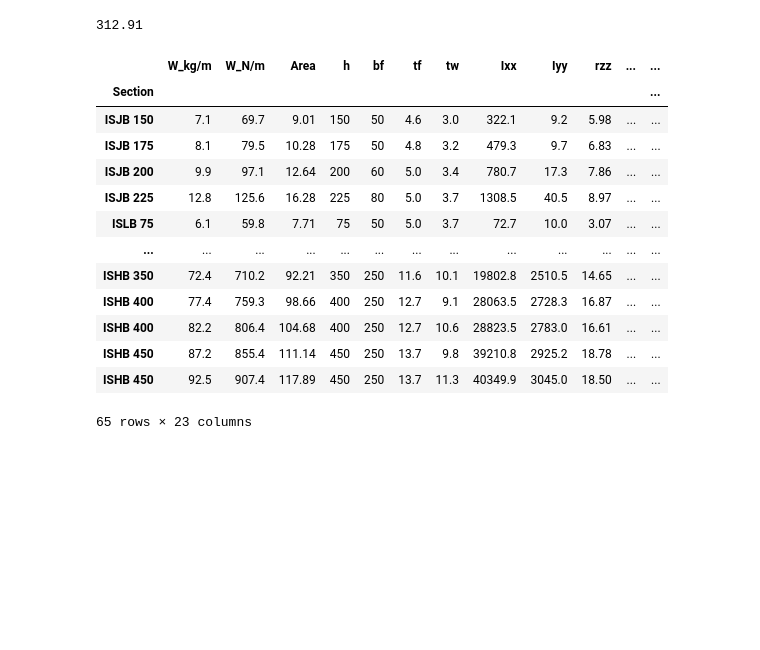
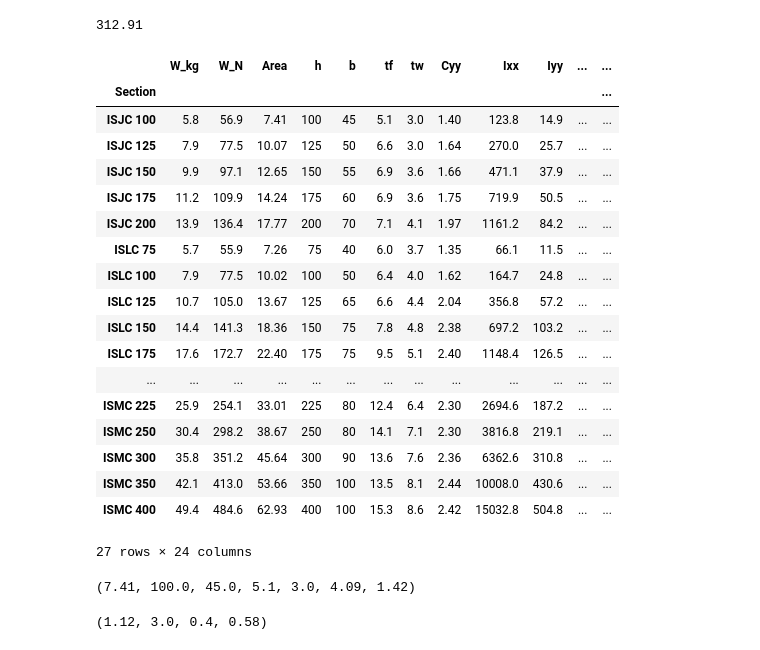
Before and after one commit to anneapen/steel_design, a Jupyter notebook: steel_design_calcs.ipynb, the cells around one changed output. Saved outputs shown, nothing was run; the diff lists cells and outputs as text; code cells hidden in the pictures; blank space fills up the shorter version.

Commit message:
Added rolled_steel_channel() to sections.py

```diff
--- a/steel_design_calcs.ipynb
+++ b/steel_design_calcs.ipynb
@@ -446,23 +446,28 @@ design_tensile_strength(250,1500,410,1060,1800,390,1300,500)
 # %%
 import pandas as pd
 
-df=pd.read_csv('rolled_steel_beams.csv')
+df=pd.read_csv('rolled_steel_channels.csv')
 df=df.set_index('Section')
-rolled_steel_beam=df.copy()
+rolled_steel_channels=df.copy()
 # %%
-rolled_steel_beam
+rolled_steel_channels
 # %% [output]
-|  | W_kg/m | W_N/m | Area | h | bf | tf | tw | Ixx | Iyy | rzz | ... | ... |
+|  | W_kg | W_N | Area | h | b | tf | tw | Cyy | Ixx | Iyy | ... | ... |
 | Section |  |  |  |  |  |  |  |  |  |  |  | ... |
-| ISJB 150 | 7.1 | 69.7 | 9.01 | 150 | 50 | 4.6 | 3.0 | 322.1 | 9.2 | 5.98 | ... | ... |
-| ISJB 175 | 8.1 | 79.5 | 10.28 | 175 | 50 | 4.8 | 3.2 | 479.3 | 9.7 | 6.83 | ... | ... |
-| ISJB 200 | 9.9 | 97.1 | 12.64 | 200 | 60 | 5.0 | 3.4 | 780.7 | 17.3 | 7.86 | ... | ... |
-| ISJB 225 | 12.8 | 125.6 | 16.28 | 225 | 80 | 5.0 | 3.7 | 1308.5 | 40.5 | 8.97 | ... | ... |
-| ISLB 75 | 6.1 | 59.8 | 7.71 | 75 | 50 | 5.0 | 3.7 | 72.7 | 10.0 | 3.07 | ... | ... |
+| ISJC 100 | 5.8 | 56.9 | 7.41 | 100 | 45 | 5.1 | 3.0 | 1.40 | 123.8 | 14.9 | ... | ... |
+| ISJC 125 | 7.9 | 77.5 | 10.07 | 125 | 50 | 6.6 | 3.0 | 1.64 | 270.0 | 25.7 | ... | ... |
+| ISJC 150 | 9.9 | 97.1 | 12.65 | 150 | 55 | 6.9 | 3.6 | 1.66 | 471.1 | 37.9 | ... | ... |
+| ISJC 175 | 11.2 | 109.9 | 14.24 | 175 | 60 | 6.9 | 3.6 | 1.75 | 719.9 | 50.5 | ... | ... |
+| ISJC 200 | 13.9 | 136.4 | 17.77 | 200 | 70 | 7.1 | 4.1 | 1.97 | 1161.2 | 84.2 | ... | ... |
+| ISLC 75 | 5.7 | 55.9 | 7.26 | 75 | 40 | 6.0 | 3.7 | 1.35 | 66.1 | 11.5 | ... | ... |
+| ISLC 100 | 7.9 | 77.5 | 10.02 | 100 | 50 | 6.4 | 4.0 | 1.62 | 164.7 | 24.8 | ... | ... |
+| ISLC 125 | 10.7 | 105.0 | 13.67 | 125 | 65 | 6.6 | 4.4 | 2.04 | 356.8 | 57.2 | ... | ... |
+| ISLC 150 | 14.4 | 141.3 | 18.36 | 150 | 75 | 7.8 | 4.8 | 2.38 | 697.2 | 103.2 | ... | ... |
+| ISLC 175 | 17.6 | 172.7 | 22.40 | 175 | 75 | 9.5 | 5.1 | 2.40 | 1148.4 | 126.5 | ... | ... |
 | ... | ... | ... | ... | ... | ... | ... | ... | ... | ... | ... | ... | ... |
-| ISHB 350 | 72.4 | 710.2 | 92.21 | 350 | 250 | 11.6 | 10.1 | 19802.8 | 2510.5 | 14.65 | ... | ... |
-| ISHB 400 | 77.4 | 759.3 | 98.66 | 400 | 250 | 12.7 | 9.1 | 28063.5 | 2728.3 | 16.87 | ... | ... |
-| ISHB 400 | 82.2 | 806.4 | 104.68 | 400 | 250 | 12.7 | 10.6 | 28823.5 | 2783.0 | 16.61 | ... | ... |
-| ISHB 450 | 87.2 | 855.4 | 111.14 | 450 | 250 | 13.7 | 9.8 | 39210.8 | 2925.2 | 18.78 | ... | ... |
-| ISHB 450 | 92.5 | 907.4 | 117.89 | 450 | 250 | 13.7 | 11.3 | 40349.9 | 3045.0 | 18.50 | ... | ... |
+| ISMC 225 | 25.9 | 254.1 | 33.01 | 225 | 80 | 12.4 | 6.4 | 2.30 | 2694.6 | 187.2 | ... | ... |
+| ISMC 250 | 30.4 | 298.2 | 38.67 | 250 | 80 | 14.1 | 7.1 | 2.30 | 3816.8 | 219.1 | ... | ... |
+| ISMC 300 | 35.8 | 351.2 | 45.64 | 300 | 90 | 13.6 | 7.6 | 2.36 | 6362.6 | 310.8 | ... | ... |
+| ISMC 350 | 42.1 | 413.0 | 53.66 | 350 | 100 | 13.5 | 8.1 | 2.44 | 10008.0 | 430.6 | ... | ... |
+| ISMC 400 | 49.4 | 484.6 | 62.93 | 400 | 100 | 15.3 | 8.6 | 2.42 | 15032.8 | 504.8 | ... | ... |
-65 rows × 23 columns
+27 rows × 24 columns
@@ -468,0 +494,4 @@ rolled_steel_beam
+# %%
+rolled_steel_channel('ISJC 100',56.9)
+# %% [output]
+(7.41, 100.0, 45.0, 5.1, 3.0, 4.09, 1.42)
@@ -468,0 +516,4 @@ rolled_steel_beam
+# %%
+rolled_steel_equal_angle("ISA 2020",8.8)
+# %% [output]
+(1.12, 3.0, 0.4, 0.58)
```
Also changed, not shown: parts of 10 cells of this notebook, 5 other files.
